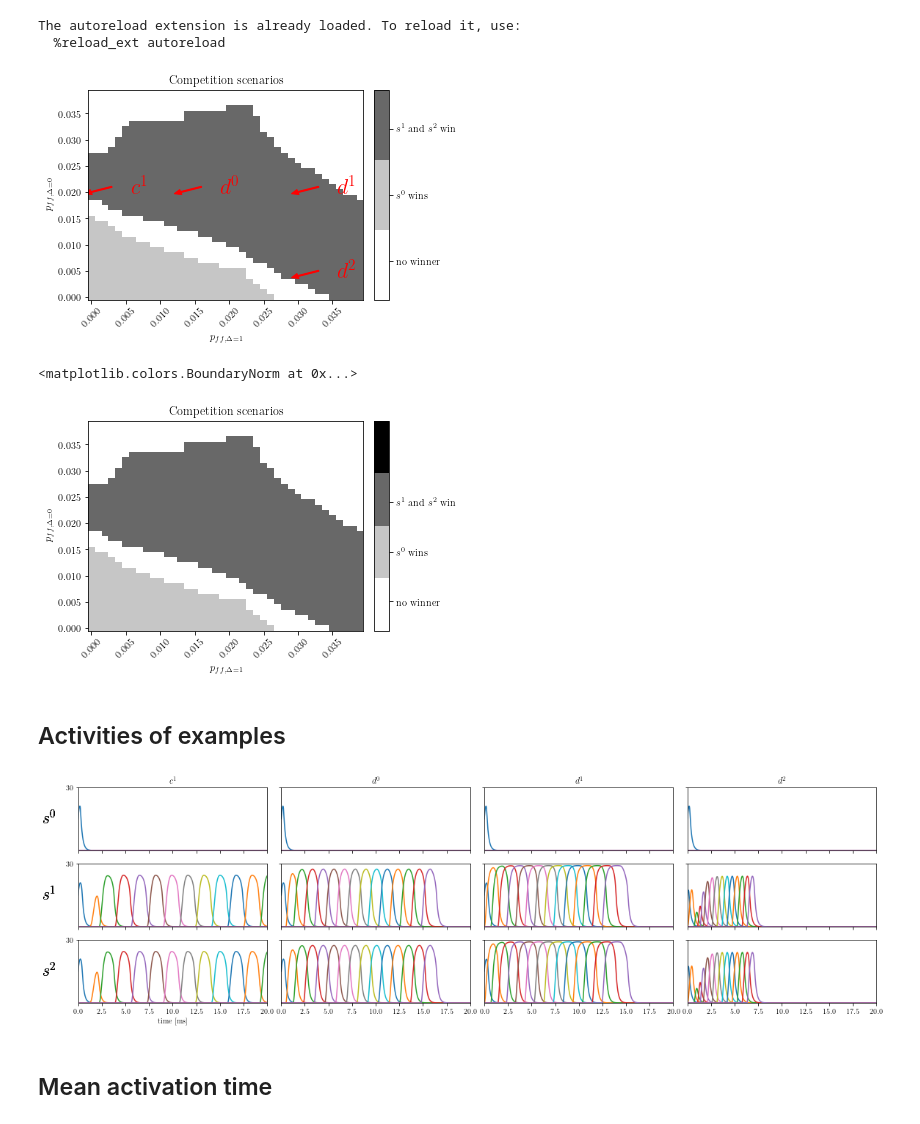
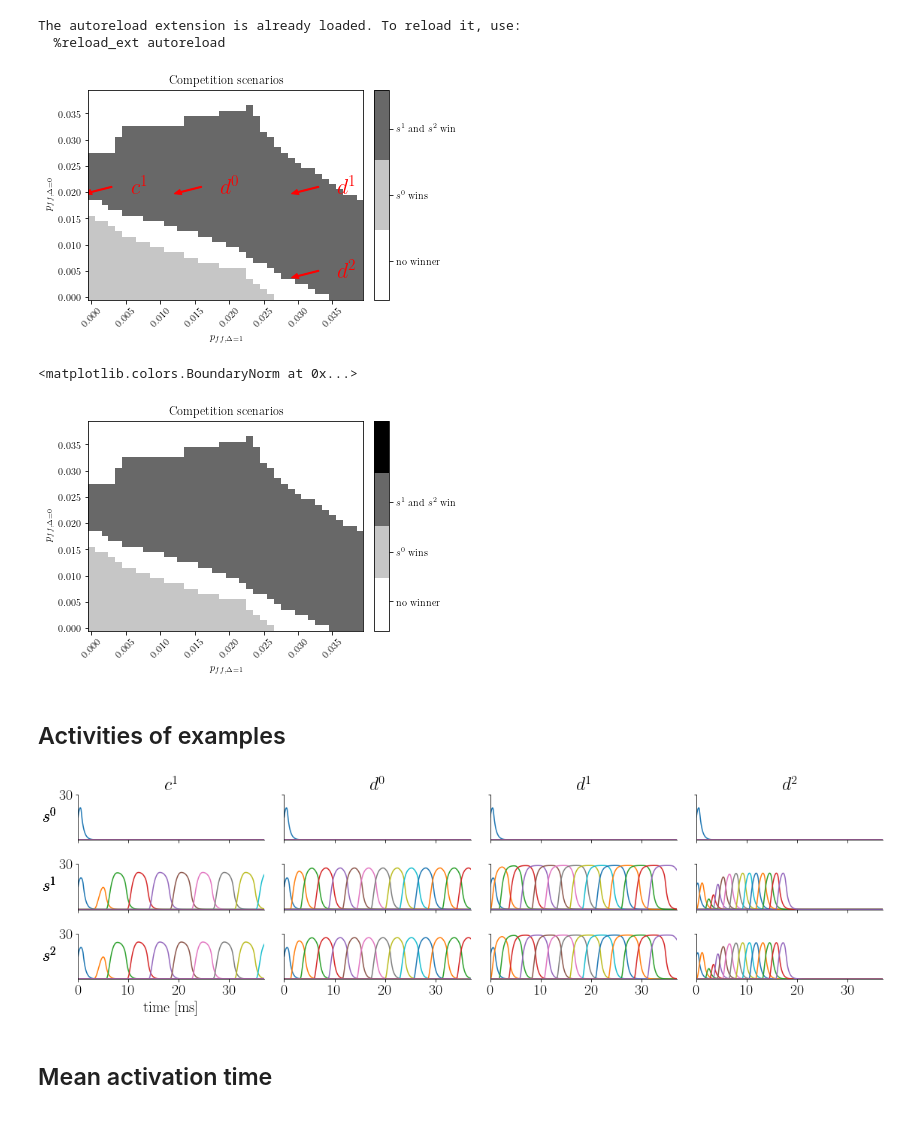
Before and after one commit to tristanstoeber/sequence_competition_cooperation, a Jupyter notebook: 5_SpeedOfCooperatingSequences_WithFFExcitationToSubsequentAssembly.ipynb, the cells around one changed output. Cells and saved outputs as stored; diff of their text form; code cells hidden in the pictures.

```diff
--- a/5_SpeedOfCooperatingSequences_WithFFExcitationToSubsequentAssembly.ipynb
+++ b/5_SpeedOfCooperatingSequences_WithFFExcitationToSubsequentAssembly.ipynb
@@ -30,7 +30,7 @@ t = params['t']
 fname_r = 'data/5_r_EE_EEdelta1.pckl'
 fname_M = 'data/5_M_EE_EEdelta1.pckl'
 # %%
-load_res = True
+load_res = False
 
 if load_res:
     r = tools_wc.load_pckl(fname_r)
@@ -204,7 +204,7 @@ fig.tight_layout()
 
 fig.savefig('figures/5b_Speed_EE_EE_delta1_compscenario.svg')
 # %% [output]
-[figure, old version]
+[figure, new version]
 # %%
 norm
 # %% [output]
@@ -256,7 +256,7 @@ fig.tight_layout()
 
 fig.savefig('figures/5b_Speed_EE_EE_delta1_compscenario_noarrows.svg')
 # %% [output]
-[figure, old version]
+[figure, new version]
 # %% [markdown]
 ## Activities of examples
 # %%
@@ -274,38 +274,39 @@ fig, ax = plt.subplots(
     figsize=(16, 5)
 )
 
-ax[0, 0].set_ylim(0, 1.05)
-ax[0, 0].set_xlim(0, 20.)
+ax[0, 0].set_xlim(0, 37.)
 ax[0, 0].set_yticks([30])
 ax[0, 0].set_ylim(0, 30)
 
 for i, ex_i in enumerate(ar_examples):
     p_ffdelta1_i, p_ff_i = ex_i
     idx_p_ff_i = np.where(
         np.abs(params['range_pot_pairing_EE']*params['p_ff']-p_ff_i)<1e-10
         )[0][0]
     idx_p_ffdelta1_i = np.where(
         np.abs(params['range_pot_pairing_EE_delta1']*params['p_ff']-p_ffdelta1_i)<1e-10
         )[0][0]
     ax[0, i].set_title(ls_title[i])
     for j, seq_j in enumerate(params['seqs']):
         ax[j, 0].text(
             -0.15, 0.5,
             r'$s^'+str(j)+'$',
             fontsize=22, rotation=0,
             va='center', ha='center',
             transform=ax[j, 0].transAxes)
 
         for idx_ass_ex_j in seq_j[::2]:
             ax[j, i].plot(
                 params['t'],
                 rE[idx_p_ff_i, idx_p_ffdelta1_i, :, idx_ass_ex_j])
+            ax[j, i].spines['right'].set_visible(False)
+            ax[j, i].spines['top'].set_visible(False)
 ax[-1, 0].set_xlabel('time [ms]')
 
 fig.tight_layout()
 fig.savefig('figures/5c_Speed_EE_EE_delta1_examples.svg')
 # %% [output]
-[figure, old version]
+[figure, new version]
 # %% [markdown]
 ## Mean activation time
 # %%
```
Also changed, not shown: parts of 6 cells of this notebook, 3 other files.
